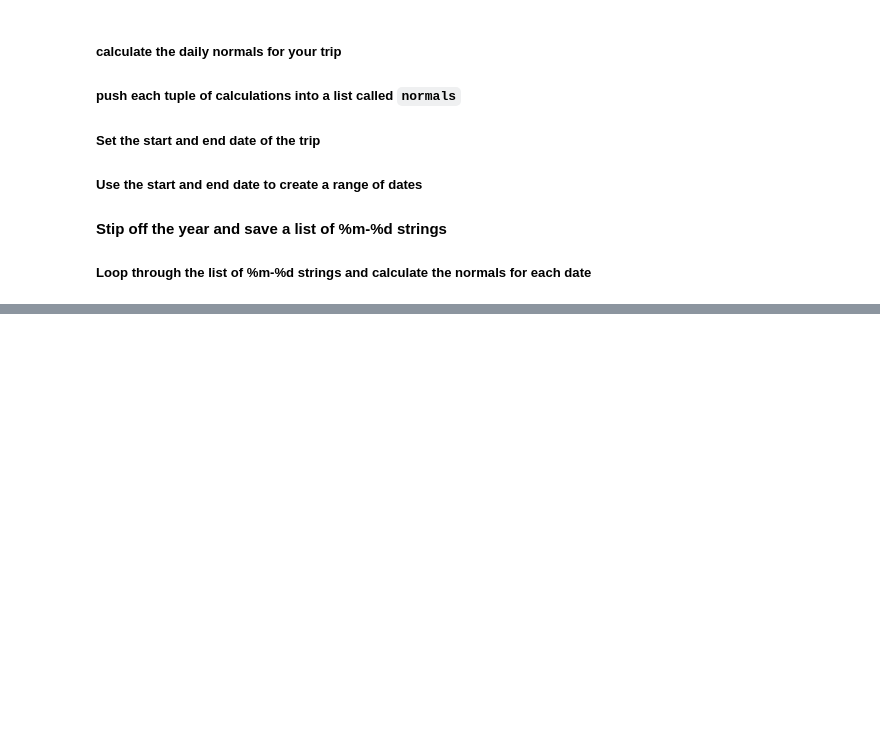
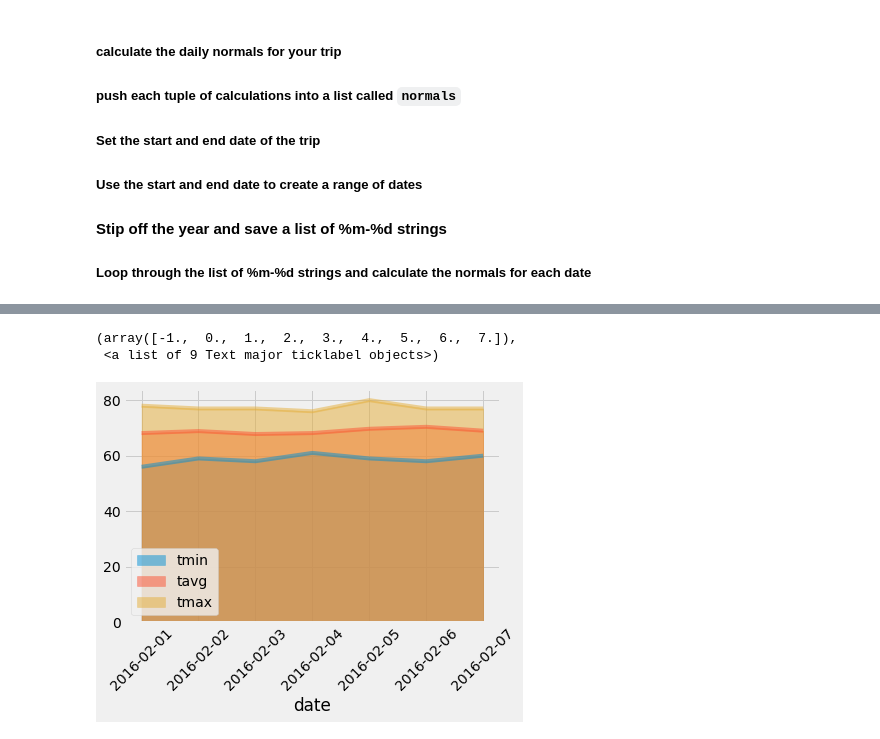
Before and after one commit to pparashar68/sqlalchemy-challenge, a Jupyter notebook: climate_starter.ipynb, the cells around one changed output, grey strips where cells are left out. Cells and saved outputs as stored; diff of their text form; code cells hidden in the pictures; blank space fills up the shorter version.

Commit message:
Added area plot

```diff
--- a/climate_starter.ipynb
+++ b/climate_starter.ipynb
@@ -297,0 +360,15 @@ for row in hist_date:
+# %%
+startdate = '2016-02-01'
+enddate = '2016-02-07'
+st_obj = datetime.strptime(startdate, '%Y-%m-%d')
+end_obj = datetime.strptime(enddate, '%Y-%m-%d')
+
+tripdates = []
+normals =[]
+while (st_obj <= end_obj):
+    tripdates.append(datetime.strftime(st_obj,'%Y-%m-%d'))
+    datestr = datetime.strftime(st_obj,'%m-%d')
+    normals.append(list(np.ravel(daily_normals(datestr))))
+    st_obj = st_obj + dt.timedelta(days = 1)
+
+normals
@@ -298,2 +383,6 @@ for row in hist_date:
 # %%
 # Load the previous query results into a Pandas DataFrame and add the `trip_dates` range as the `date` index
+df_normals = pd.DataFrame(normals,columns=['tmin','tavg','tmax'])
+df_normals['date'] = tripdates
+df_normals = df_normals.set_index("date")
+df_normals
@@ -300,2 +399,11 @@ for row in hist_date:
 # %%
 # Plot the daily normals as an area plot with `stacked=False`
+df_normals.plot.area(stacked=False)
+#plt.figure(figsize=(20,9))
+plt.xticks(rotation=45)
+#plt.grid(which='major', axis='both', linestyle='-')
+#plt.show()
+# %% [output]
+(array([-1.,  0.,  1.,  2.,  3.,  4.,  5.,  6.,  7.]),
+ <a list of 9 Text major ticklabel objects>)
+[figure, added]
```
Also changed, not shown: parts of 20 cells of this notebook.
